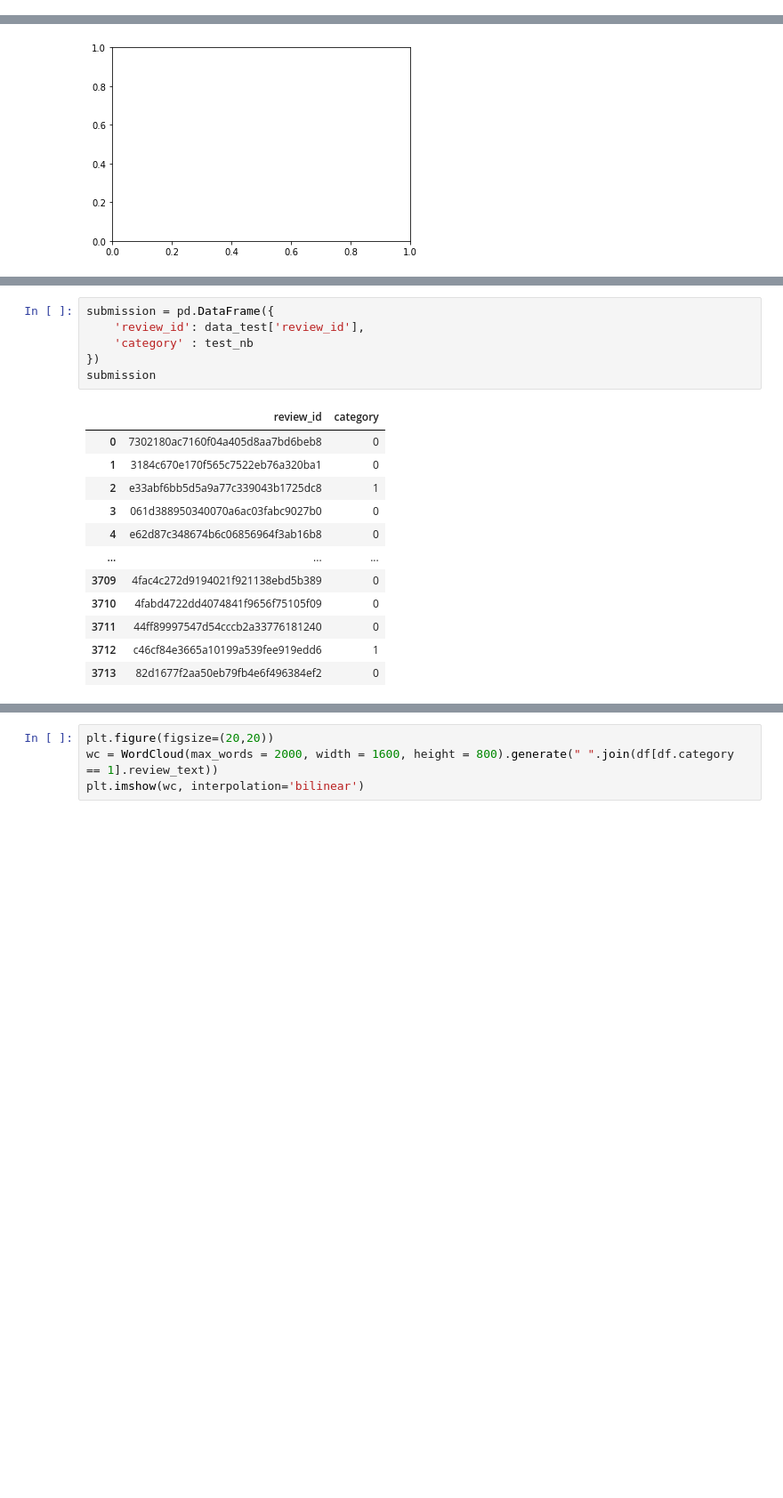
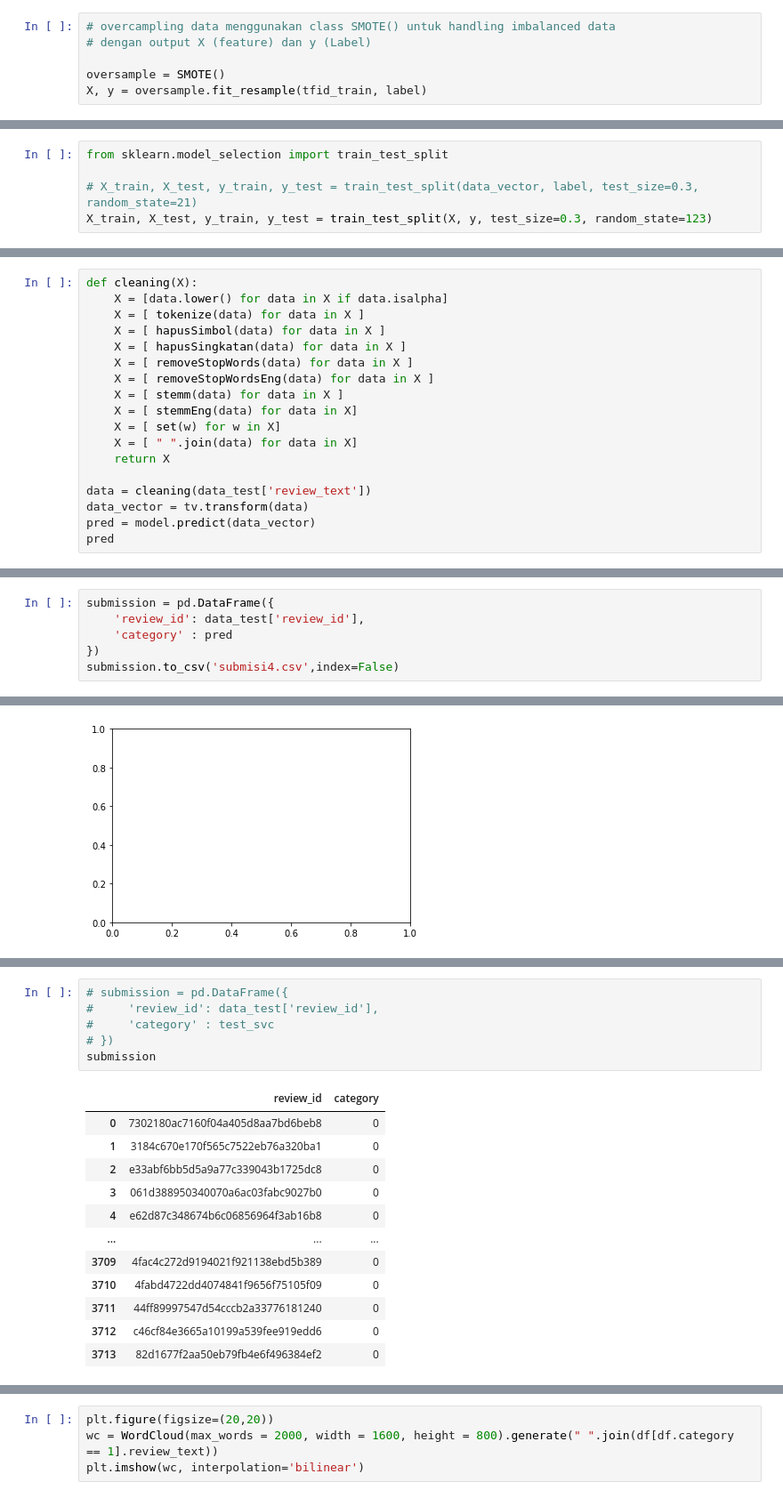
Before and after one commit to ArdaAr/hotel-feedback-sentimen, a Jupyter notebook: Datavidia.ipynb, the cells around one changed output, grey strips where cells are left out. Shown at 89% size. Saved outputs shown, nothing was run; the diff lists cells and outputs as text; blank space fills up the shorter version.

```diff
--- a/Datavidia.ipynb
+++ b/Datavidia.ipynb
@@ -431,0 +623,6 @@ model = model.fit(X_train,y_train)
+# %%
+# overcampling data menggunakan class SMOTE() untuk handling imbalanced data
+# dengan output X (feature) dan y (Label)
+
+oversample = SMOTE()
+X, y = oversample.fit_resample(tfid_train, label)
@@ -431,0 +639,5 @@ model = model.fit(X_train,y_train)
+# %%
+from sklearn.model_selection import train_test_split
+
+# X_train, X_test, y_train, y_test = train_test_split(data_vector, label, test_size=0.3, random_state=21)
+X_train, X_test, y_train, y_test = train_test_split(X, y, test_size=0.3, random_state=123)
@@ -431,0 +711,18 @@ model = model.fit(X_train,y_train)
+# %%
+def cleaning(X):
+    X = [data.lower() for data in X if data.isalpha]
+    X = [ tokenize(data) for data in X ]
+    X = [ hapusSimbol(data) for data in X ]
+    X = [ hapusSingkatan(data) for data in X ]
+    X = [ removeStopWords(data) for data in X ]
+    X = [ removeStopWordsEng(data) for data in X ]
+    X = [ stemm(data) for data in X ]
+    X = [ stemmEng(data) for data in X]
+    X = [ set(w) for w in X]
+    X = [ " ".join(data) for data in X]
+    return X
+
+data = cleaning(data_test['review_text'])
+data_vector = tv.transform(data)
+pred = model.predict(data_vector)
+pred
@@ -431,0 +733,6 @@ model = model.fit(X_train,y_train)
+# %%
+submission = pd.DataFrame({
+    'review_id': data_test['review_id'],
+    'category' : pred
+})
+submission.to_csv('submisi4.csv',index=False)
@@ -680,22 +829,22 @@ test_nb.shape
 # %% [output]
 (3714,)
 # %%
-submission = pd.DataFrame({
-    'review_id': data_test['review_id'],
-    'category' : test_nb
-})
+# submission = pd.DataFrame({
+#     'review_id': data_test['review_id'],
+#     'category' : test_svc
+# })
 submission
 # %% [output]
 |  | review_id | category |
 | 0 | 7302180ac7160f04a405d8aa7bd6beb8 | 0 |
 | 1 | 3184c670e170f565c7522eb76a320ba1 | 0 |
-| 2 | e33abf6bb5d5a9a77c339043b1725dc8 | 1 |
+| 2 | e33abf6bb5d5a9a77c339043b1725dc8 | 0 |
 | 3 | 061d388950340070a6ac03fabc9027b0 | 0 |
 | 4 | e62d87c348674b6c06856964f3ab16b8 | 0 |
 | ... | ... | ... |
 | 3709 | 4fac4c272d9194021f921138ebd5b389 | 0 |
 | 3710 | 4fabd4722dd4074841f9656f75105f09 | 0 |
 | 3711 | 44ff89997547d54cccb2a33776181240 | 0 |
-| 3712 | c46cf84e3665a10199a539fee919edd6 | 1 |
+| 3712 | c46cf84e3665a10199a539fee919edd6 | 0 |
 | 3713 | 82d1677f2aa50eb79fb4e6f496384ef2 | 0 |
 3714 rows × 2 columns
```
Also changed, not shown: parts of 132 cells of this notebook.
